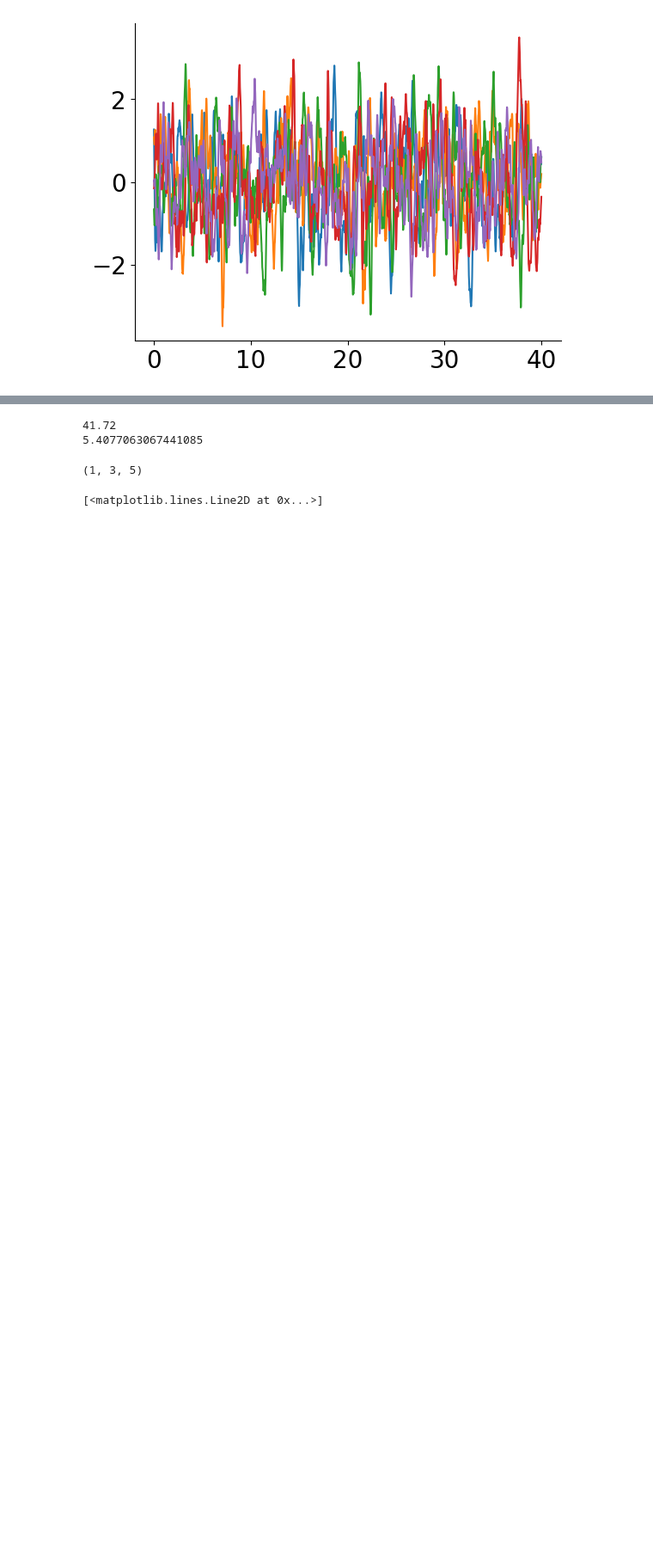
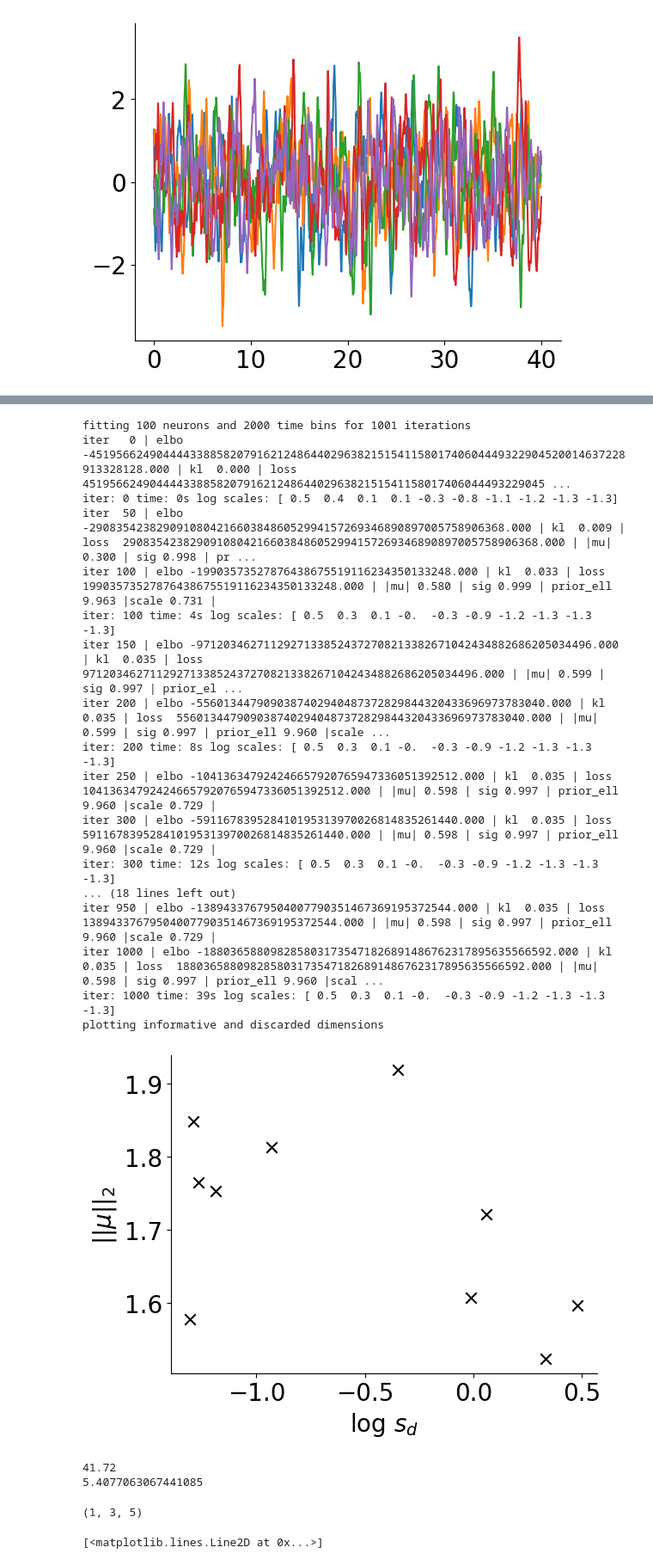
Before and after one commit to ayush1301/mgplvm-pytorch, a Jupyter notebook: kernel_test.ipynb, the cells around one changed output, grey strips where cells are left out. Shown at 86% size. Cells and saved outputs as stored; diff of their text form; code cells hidden in the pictures; blank space fills up the shorter version.

Commit message:
print every

```diff
--- a/kernel_test.ipynb
+++ b/kernel_test.ipynb
@@ -199,11 +200,6 @@ class SyntheticData:
         else:
             rho = rho
 
-        return Y, fit_ts, rho, ell0, device, data
-
-    def train(self, ind: int, nu: bool = False, rho=None, lrate=7.5e-2, max_steps=1001, n_mc=5, print_every=100, d_fit=10):
-        Y, fit_ts, rho, ell0, device, data = self.training_setup(ind, rho, n_mc, print_every, max_steps, lrate)
-
         ### training will proceed for 1000 iterations (this takes ~2 minutes) ###
         t0 = time.time()
         def cb(mod, i, loss):
@@ -211,7 +207,12 @@ class SyntheticData:
             if i % print_every == 0:
                 sd = np.log(mod.obs.dim_scale.detach().cpu().numpy().flatten())
                 print('iter:', i, 'time:', str(round(time.time()-t0))+'s', 'log scales:', np.round(sd[np.argsort(-sd)], 1))
-                print(loss.item(), mod.calc_LL(data = data, n_mc = n_mc).item())
+                # print(loss.item(), mod.calc_LL(data = data, n_mc = n_mc).item())
+
+        return Y, fit_ts, rho, ell0, device, data, cb
+
+    def train(self, ind: int, nu: bool = False, rho=None, lrate=7.5e-2, max_steps=1001, n_mc=5, print_every=100, d_fit=10):
+        Y, fit_ts, rho, ell0, device, data, cb = self.training_setup(ind, rho, n_mc, print_every, max_steps, lrate)
 
         ### construct the actual model ###
         ntrials, n, T = Y.shape # Y should have shape: [number of trials (here 1) x neurons x time points]
@@ -228,7 +229,7 @@ class SyntheticData:
 
 
         # helper function to specify training parameters
-        train_ps = mgp.crossval.training_params(max_steps = max_steps, n_mc = n_mc, lrate = lrate, callback = cb, print_every = np.nan)
+        train_ps = mgp.crossval.training_params(max_steps = max_steps, n_mc = n_mc, lrate = lrate, callback = cb)
         print('fitting', n, 'neurons and', T, 'time bins for', max_steps, 'iterations')
         mod_train = mgp.crossval.train_model(mod, data, train_ps)
 
@@ -254,15 +255,7 @@ class SyntheticData:
         plt.show()
 
     def cross_validate(self, ind: int, nu: bool = False, rho=None, lrate=7.5e-2, max_steps=1001, n_mc=5, print_every=100, burnin=50, d_fit=10, nt_train=None, nn_train=None):
-        Y, fit_ts, rho, ell0, device, _, = self.training_setup(ind, rho, n_mc, print_every, max_steps, lrate)
-        ### training will proceed for 1000 iterations (this takes ~2 minutes) ###
-        t0 = time.time()
-        def cb(mod, i, loss):
-            """here we construct an (optional) function that helps us keep track of the training"""
-            if i % print_every == 0:
-                sd = np.log(mod.obs.dim_scale.detach().cpu().numpy().flatten())
-                print('iter:', i, 'time:', str(round(time.time()-t0))+'s', 'log scales:', np.round(sd[np.argsort(-sd)], 1))
-                # print(loss.item(), mod.calc_LL(data = data, n_mc = n_mc).item())
+        Y, fit_ts, rho, ell0, device, _, cb = self.training_setup(ind, rho, n_mc, print_every, max_steps, lrate)
 
         train_ps = mgp.crossval.training_params(max_steps = max_steps, n_mc = n_mc, burnin = burnin, lrate = lrate, callback = cb)
 
@@ -358,8 +351,27 @@ iter: 1000 time: 40s log scales: [-1.5 -1.6 -1.9 -2.  -2.  -2.2 -2.3 -3.  -3.1 -
 # %%
 # train(Y)
 # s.train(0, lrate=5e-4, max_steps=2001)
 
-# s.train(0, lrate=5e-2)
+s.train(0, lrate=5e-2)
+# %% [output]
+fitting 100 neurons and 2000 time bins for 1001 iterations
+iter   0 | elbo -45195662490444433885820791621248644029638215154115801740604449322904520014637228913328128.000 | kl  0.000 | loss  451956624904444338858207916212486440296382151541158017406044493229045 ...
+iter: 0 time: 0s log scales: [ 0.5  0.4  0.1  0.1 -0.3 -0.8 -1.1 -1.2 -1.3 -1.3]
+iter  50 | elbo -29083542382909108042166038486052994157269346890897005758906368.000 | kl  0.009 | loss  29083542382909108042166038486052994157269346890897005758906368.000 | |mu| 0.300 | sig 0.998 | pr ...
+iter 100 | elbo -19903573527876438675519116234350133248.000 | kl  0.033 | loss  19903573527876438675519116234350133248.000 | |mu| 0.580 | sig 0.999 | prior_ell 9.963 |scale 0.731 |
+iter: 100 time: 4s log scales: [ 0.5  0.3  0.1 -0.  -0.3 -0.9 -1.2 -1.3 -1.3 -1.3]
+iter 150 | elbo -97120346271129271338524372708213382671042434882686205034496.000 | kl  0.035 | loss  97120346271129271338524372708213382671042434882686205034496.000 | |mu| 0.599 | sig 0.997 | prior_el ...
+iter 200 | elbo -5560134479090387402940487372829844320433696973783040.000 | kl  0.035 | loss  5560134479090387402940487372829844320433696973783040.000 | |mu| 0.599 | sig 0.997 | prior_ell 9.960 |scale ...
+iter: 200 time: 8s log scales: [ 0.5  0.3  0.1 -0.  -0.3 -0.9 -1.2 -1.3 -1.3 -1.3]
+iter 250 | elbo -104136347924246657920765947336051392512.000 | kl  0.035 | loss  104136347924246657920765947336051392512.000 | |mu| 0.598 | sig 0.997 | prior_ell 9.960 |scale 0.729 |
+iter 300 | elbo -591167839528410195313970026814835261440.000 | kl  0.035 | loss  591167839528410195313970026814835261440.000 | |mu| 0.598 | sig 0.997 | prior_ell 9.960 |scale 0.729 |
+iter: 300 time: 12s log scales: [ 0.5  0.3  0.1 -0.  -0.3 -0.9 -1.2 -1.3 -1.3 -1.3]
+... (18 lines left out)
+iter 950 | elbo -13894337679504007790351467369195372544.000 | kl  0.035 | loss  13894337679504007790351467369195372544.000 | |mu| 0.598 | sig 0.997 | prior_ell 9.960 |scale 0.729 |
+iter 1000 | elbo -1880365880982858031735471826891486762317895635566592.000 | kl  0.035 | loss  1880365880982858031735471826891486762317895635566592.000 | |mu| 0.598 | sig 0.997 | prior_ell 9.960 |scal ...
+iter: 1000 time: 39s log scales: [ 0.5  0.3  0.1 -0.  -0.3 -0.9 -1.2 -1.3 -1.3 -1.3]
+plotting informative and discarded dimensions
+[figure, added]
 # %%
 # s.train(1)
 # %%
```
Also changed, not shown: parts of 2 cells of this notebook.
